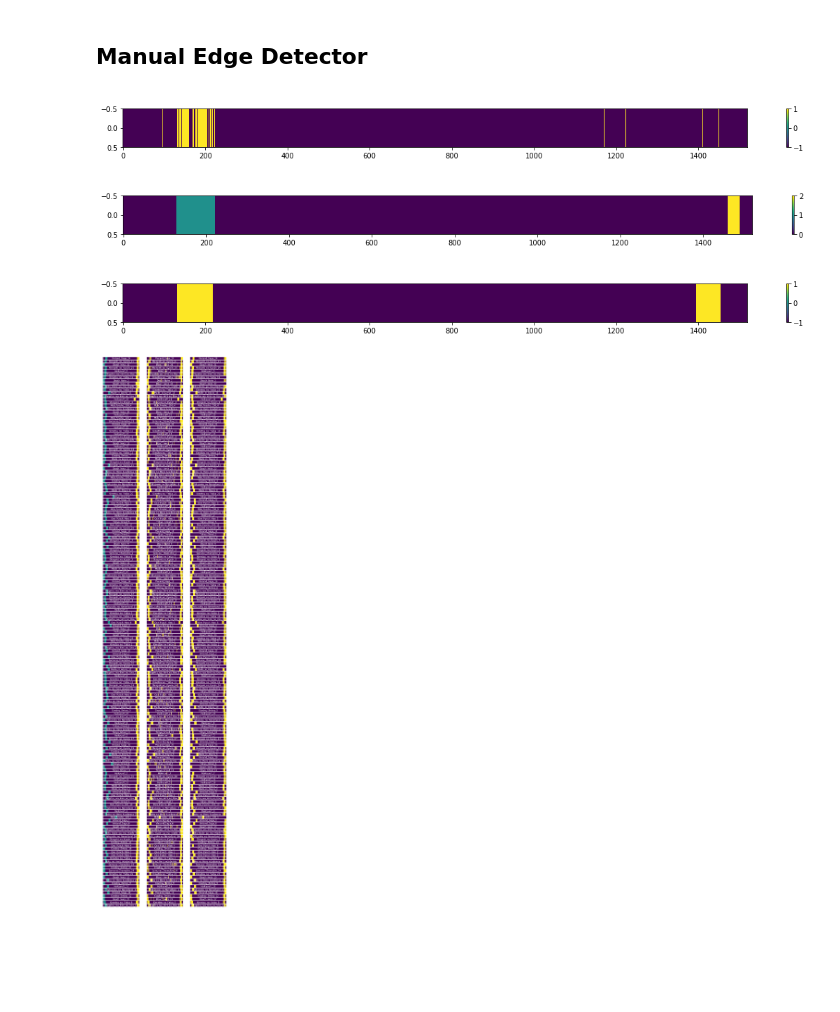
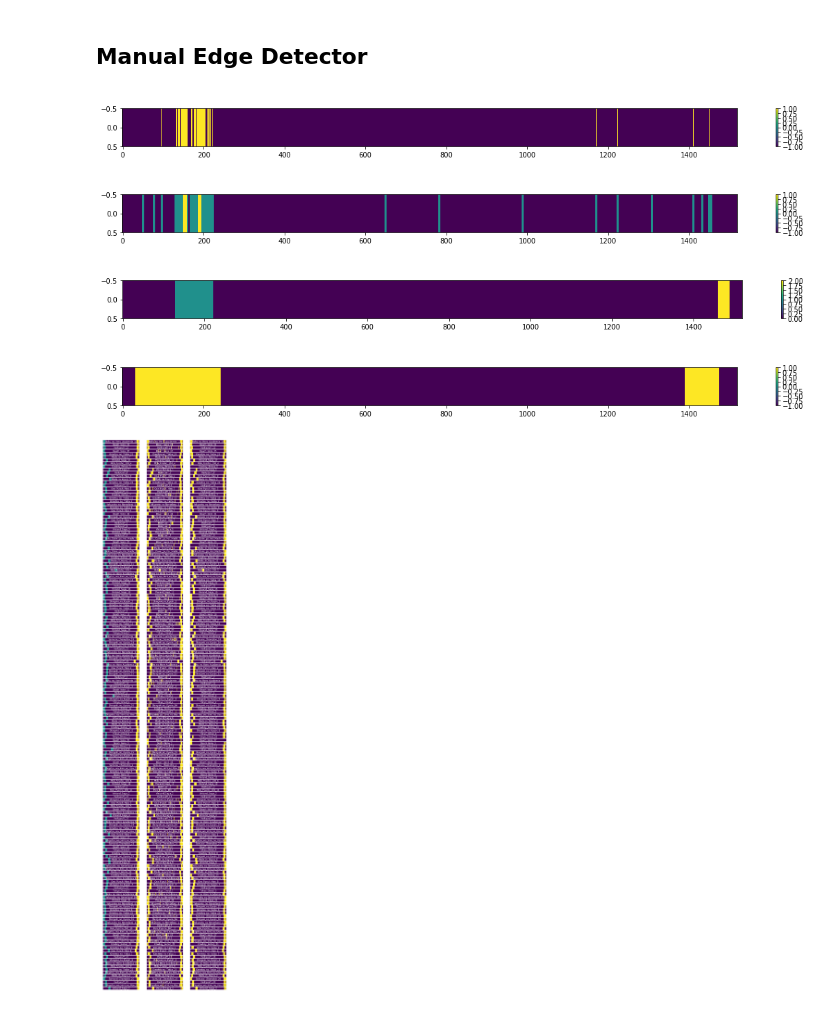
Before and after one commit to ezhang887/animintro, a Jupyter notebook: Predictor.ipynb, the cells around one changed output. Saved outputs shown, nothing was run; the diff lists cells and outputs as text; code cells hidden in the pictures; blank space fills up the shorter version.

Commit message:
should really gaussian blur

```diff
--- a/Predictor.ipynb
+++ b/Predictor.ipynb
@@ -80,6 +82,11 @@ y = ((y != 1).astype(int) * -1) + y
 
 plt.title('predict')
 plt.imshow(y.reshape((1,-1)), aspect='auto')
+plt.colorbar()
+plt.show()
+
+plt.title('blur')
+plt.imshow(scipy.ndimage.gaussian_filter1d (y,.5).reshape((1,-1)), aspect='auto')
 plt.colorbar()
 plt.show()
 
@@ -122,9 +129,10 @@ plt.show()
 # print(f"Outro Start: {outro_start_single}")
 # print(f"Outro End: {outro_end_single}")
 # %% [output]
-[figure, old version]
+[figure, new version]
-[figure, old version]
+[figure, new version]
-[figure, old version]
+[figure, new version]
+[figure, added]
 # %%
 # input is output of adaboost
 def get_edges(y):
@@ -161,32 +169,32 @@ def get_edges(y):
 # %%
 width = 12
 height = 55
 
 plt.rcParams["figure.figsize"] = (width, height)
 plt.rcParams['text.color'] = 'white'
 axes = []
 fig = plt.figure()
 
 for i, a in enumerate(data.features):
 
-    pred = clf.predict(data.features[a])
+    pred = clf.predict(data.features[a].cpu())
     predicted = get_edges(pred)
 
     axes.append(fig.add_subplot(len(data.features), 3, (i*3) + 1))
     axes[-1].set_title(a, y=-.2)
     plt.imshow(data.labels96[a].cpu().numpy().reshape((1,-1)), aspect='auto')
     plt.axis('off')
 
     axes.append(fig.add_subplot(len(data.features), 3, (i*3) + 2))
     axes[-1].set_title(a, y=-.2)
     plt.imshow(np.array(pred).reshape((1,-1)), aspect='auto')
     plt.axis('off')
 
     axes.append(fig.add_subplot(len(data.features), 3, (i*3) + 3))
     axes[-1].set_title(a, y=-.2)
     plt.imshow(np.array(predicted).reshape((1,-1)), aspect='auto')
     plt.axis('off')
 
 plt.show()
 # %% [output]
-[figure, old version]
+[figure, new version]
```
Also changed, not shown: parts of 2 cells of this notebook.
